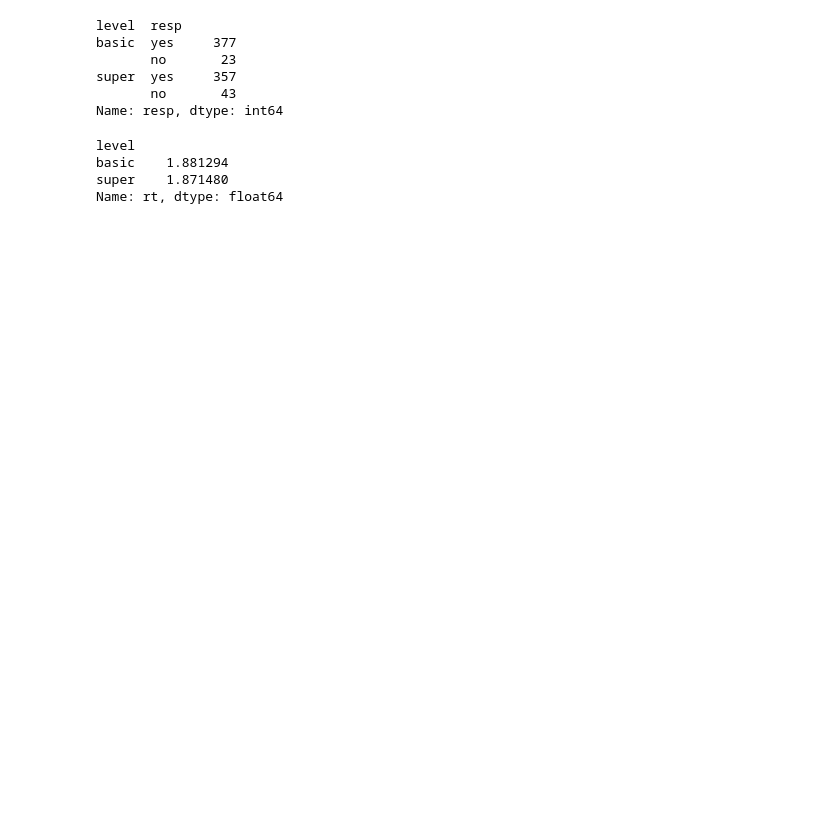
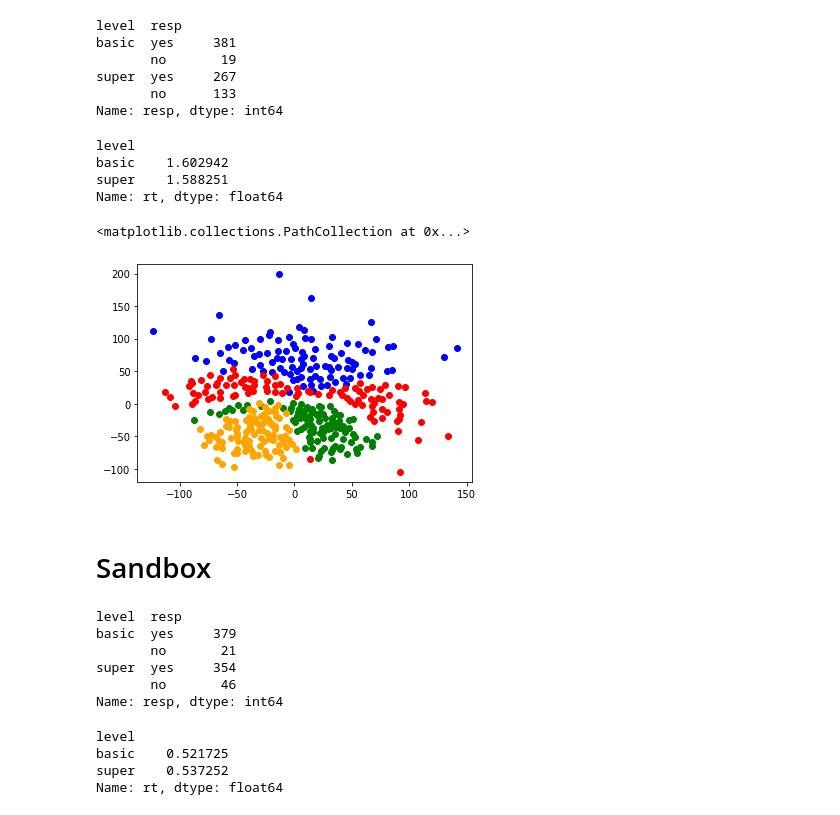
Before and after one commit to tobasummandal/deepCats, a Jupyter notebook: deepCats.ipynb, the cells around one changed output. Drawn from its saved outputs; the diff is of its cells as text; code cells hidden in the pictures; blank space fills up the shorter version.

Commit message:
implement category verification

```diff
--- a/deepCats.ipynb
+++ b/deepCats.ipynb
@@ -413,0 +672,7 @@ Name: rt, dtype: float64
+# %%
+model = tf.keras.applications.vgg16.VGG16(include_top=True)
+
+# Get output from penultimate layer
+model = tf.keras.Model(inputs=model.input, outputs=model.layers[-2].output)
+
+model.summary()
@@ -414,11 +745,11 @@ Name: rt, dtype: float64
 # %%
-birdTrainReps = imagenetModel.predict(trainImages['animal']['0085_bird'])[-3]
-dogTrainReps = imagenetModel.predict(trainImages['animal']['0039_dog'])[-3]
-carTrainReps = imagenetModel.predict(trainImages['vehicle']['0009_car'])[-3]
-busTrainReps = imagenetModel.predict(trainImages['vehicle']['0089_bus'])[-3]
+birdTrainReps = model.predict(trainImages['animal']['0085_bird'])
+dogTrainReps = model.predict(trainImages['animal']['0039_dog'])
+carTrainReps = model.predict(trainImages['vehicle']['0009_car'])
+busTrainReps = model.predict(trainImages['vehicle']['0089_bus'])
 
-birdTestReps = imagenetModel.predict(testImages['animal']['0085_bird'])[-3]
-dogTestReps = imagenetModel.predict(testImages['animal']['0039_dog'])[-3]
-carTestReps = imagenetModel.predict(testImages['vehicle']['0009_car'])[-3]
-busTestReps = imagenetModel.predict(testImages['vehicle']['0089_bus'])[-3]
+birdTestReps = model.predict(testImages['animal']['0085_bird'])
+dogTestReps = model.predict(testImages['animal']['0039_dog'])
+carTestReps = model.predict(testImages['vehicle']['0009_car'])
+busTestReps = model.predict(testImages['vehicle']['0089_bus'])
 # %%
@@ -504,11 +835,30 @@ for rep in np.concatenate((carTrainReps, busTrainReps)):
     }, ignore_index=True)
 # %%
 # Group data basic on level and count responses
-betweenCatImagenetData.groupby(['level'])['resp'].value_counts()
+withinCatVGGData.groupby(['level'])['resp'].value_counts()
 # %% [output]
 level  resp
-basic  yes     377
-       no       23
-super  yes     357
-       no       43
+basic  yes     381
+       no       19
+super  yes     267
+       no      133
 Name: resp, dtype: int64
+# %%
+withinCatVGGData.groupby(['level'])['rt'].mean()
+# %% [output]
+level
+basic    1.602942
+super    1.588251
+Name: rt, dtype: float64
+# %%
+embedding = MDS(n_components=2)
+solution = embedding.fit_transform(np.concatenate((birdTestReps, dogTestReps, carTestReps, busTestReps)))
+plt.scatter(solution[0:100, 0], solution[0:100, 1], c='blue')
+plt.scatter(solution[100:200, 0], solution[100:200, 1], c='red')
+plt.scatter(solution[200:300, 0], solution[200:300, 1], c='green')
+plt.scatter(solution[300:400, 0], solution[300:400, 1], c='orange')
+# %% [output]
+<matplotlib.collections.PathCollection at 0x...>
+[figure, added]
+# %% [markdown]
+# Sandbox
@@ -515,8 +954,17 @@ Name: resp, dtype: int64
 # %%
-# Group data basic on level and get mean RTs
-betweenCatEcosetData.groupby(['level'])['rt'].mean()
+# Group data basic on level and count responses
+verifData.groupby(['level'])['resp'].value_counts()
 # %% [output]
-level
-basic    1.881294
-super    1.871480
-Name: rt, dtype: float64
+level  resp
+basic  yes     379
+       no       21
+super  yes     354
+       no       46
+Name: resp, dtype: int64
+# %%
+verifData.groupby(['level'])['rt'].mean()
+# %% [output]
+level
+basic    0.521725
+super    0.537252
+Name: rt, dtype: float64
```
Also changed, not shown: parts of 39 cells of this notebook.
